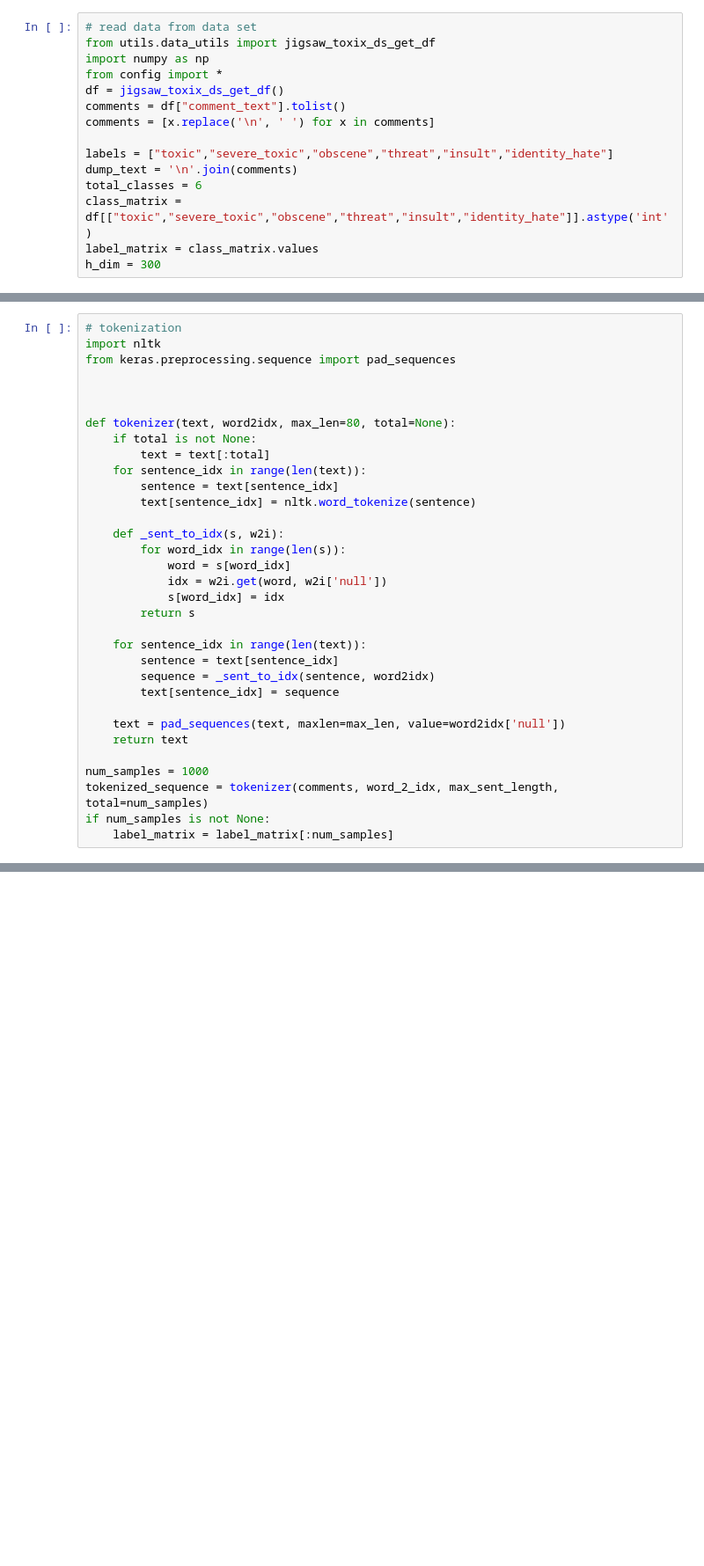
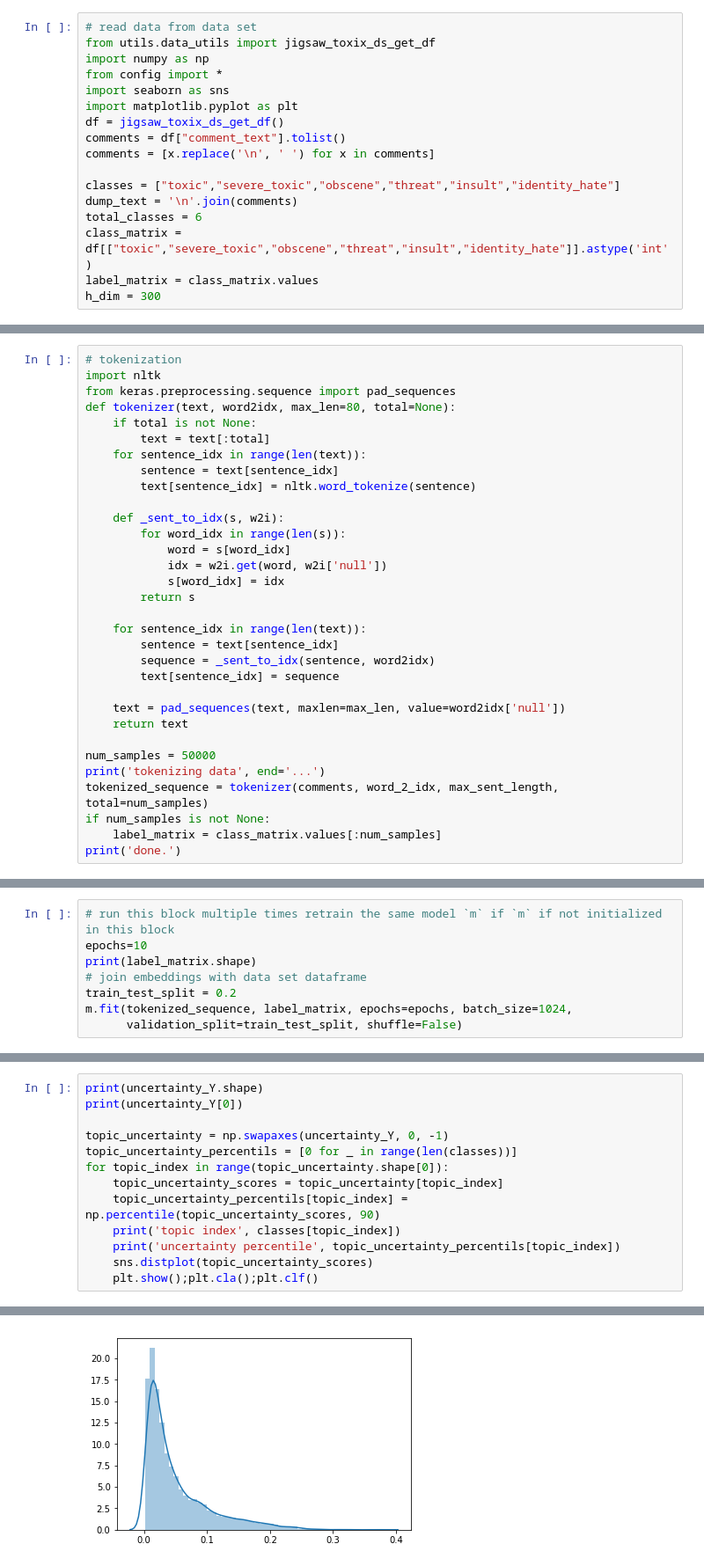
Before and after one commit to newbiesitl/mulLeCls, a Jupyter notebook: w2v_based_build_model_pipeline.ipynb, the cells around one changed output, grey strips where cells are left out. Shown at 88% size. Saved outputs shown, nothing was run; the diff lists cells and outputs as text; blank space fills up the shorter version.

Commit message:
working on gen bert embeddings

```diff
--- a/w2v_based_build_model_pipeline.ipynb
+++ b/w2v_based_build_model_pipeline.ipynb
@@ -3,11 +3,13 @@
 from utils.data_utils import jigsaw_toxix_ds_get_df
 import numpy as np
 from config import *
+import seaborn as sns
+import matplotlib.pyplot as plt
 df = jigsaw_toxix_ds_get_df()
 comments = df["comment_text"].tolist()
 comments = [x.replace('\n', ' ') for x in comments]
 
-labels = ["toxic","severe_toxic","obscene","threat","insult","identity_hate"]
+classes = ["toxic","severe_toxic","obscene","threat","insult","identity_hate"]
 dump_text = '\n'.join(comments)
 total_classes = 6
 class_matrix = df[["toxic","severe_toxic","obscene","threat","insult","identity_hate"]].astype('int')
@@ -33,9 +41,6 @@ Using TensorFlow backend.
 # tokenization
 import nltk
 from keras.preprocessing.sequence import pad_sequences
-
-
-
 def tokenizer(text, word2idx, max_len=80, total=None):
     if total is not None:
         text = text[:total]
@@ -58,7 +63,9 @@ def tokenizer(text, word2idx, max_len=80, total=None):
     text = pad_sequences(text, maxlen=max_len, value=word2idx['null'])
     return text
 
-num_samples = 1000
+num_samples = 50000
+print('tokenizing data', end='...')
 tokenized_sequence = tokenizer(comments, word_2_idx, max_sent_length, total=num_samples)
 if num_samples is not None:
-    label_matrix = label_matrix[:num_samples]
+    label_matrix = class_matrix.values[:num_samples]
+print('done.')
@@ -64,0 +86,8 @@ if num_samples is not None:
+# %%
+# run this block multiple times retrain the same model `m` if `m` if not initialized in this block
+epochs=10
+print(label_matrix.shape)
+# join embeddings with data set dataframe
+train_test_split = 0.2
+m.fit(tokenized_sequence, label_matrix, epochs=epochs, batch_size=1024,
+      validation_split=train_test_split, shuffle=False)
@@ -64,0 +126,14 @@ if num_samples is not None:
+# %%
+print(uncertainty_Y.shape)
+print(uncertainty_Y[0])
+
+topic_uncertainty = np.swapaxes(uncertainty_Y, 0, -1)
+topic_uncertainty_percentils = [0 for _ in range(len(classes))]
+for topic_index in range(topic_uncertainty.shape[0]):
+    topic_uncertainty_scores = topic_uncertainty[topic_index]
+    topic_uncertainty_percentils[topic_index] = np.percentile(topic_uncertainty_scores, 90)
+    print('topic index', classes[topic_index])
+    print('uncertainty percentile', topic_uncertainty_percentils[topic_index])
+    sns.distplot(topic_uncertainty_scores)
+    plt.show();plt.cla();plt.clf()
+# %% [output]
@@ -64,0 +144 @@ if num_samples is not None:
+[figure, added]
```
Also changed, not shown: parts of 17 cells of this notebook, 1 other file.
